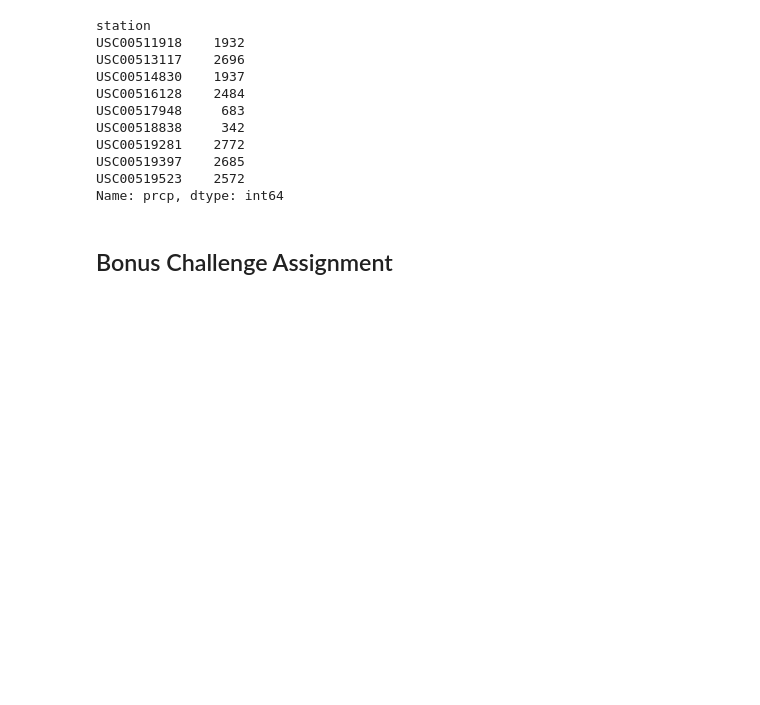
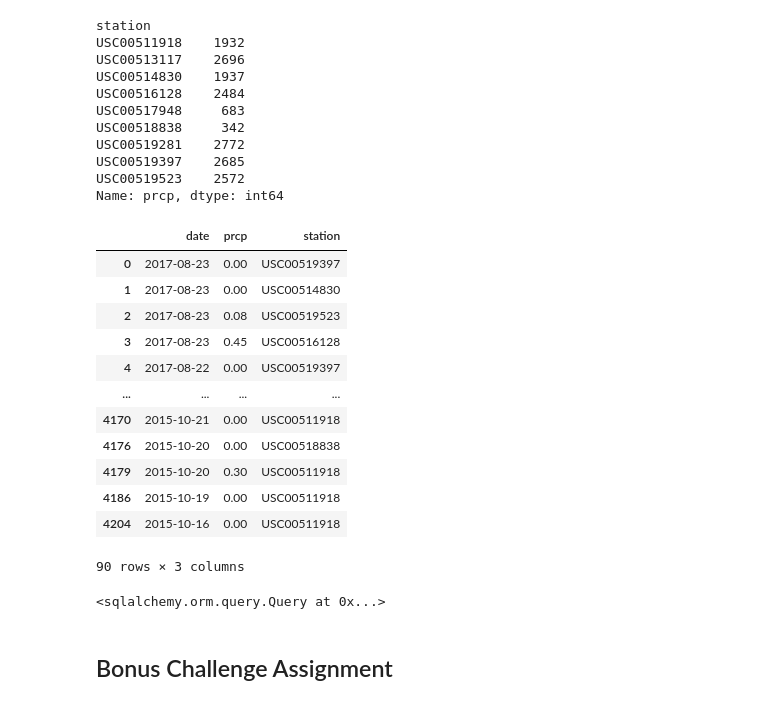
Before and after one commit to pmhu4242/sqlalchemy-challenge, a Jupyter notebook: Analysis/climate_draft_5.ipynb, the cells around one changed output. Cells and saved outputs as stored; diff of their text form; code cells hidden in the pictures; blank space fills up the shorter version.

```diff
--- a/Analysis/climate_draft_5.ipynb
+++ b/Analysis/climate_draft_5.ipynb
@@ -257,9 +281,30 @@ USC00519281    2772
 USC00519397    2685
 USC00519523    2572
 Name: prcp, dtype: int64
+# %%
+station_data.head(10)
+# %% [output]
+|  | date | prcp | station |
+| 0 | 2017-08-23 | 0.00 | USC00519397 |
+| 1 | 2017-08-23 | 0.00 | USC00514830 |
+| 2 | 2017-08-23 | 0.08 | USC00519523 |
+| 3 | 2017-08-23 | 0.45 | USC00516128 |
+| 4 | 2017-08-22 | 0.00 | USC00519397 |
+| ... | ... | ... | ... |
+| 4170 | 2015-10-21 | 0.00 | USC00511918 |
+| 4176 | 2015-10-20 | 0.00 | USC00518838 |
+| 4179 | 2015-10-20 | 0.30 | USC00511918 |
+| 4186 | 2015-10-19 | 0.00 | USC00511918 |
+| 4204 | 2015-10-16 | 0.00 | USC00511918 |
+90 rows × 3 columns
 # %%
 # Using the station id from the previous query, calculate the lowest temperature recorded,
 # highest temperature recorded, and average temperature of the most active station?
+weather_2 = session.query(measurement.date, measurement.tobs, measurement.station).\
+    filter(measurement.station == 'USC00519281')
+weather_2
+# %% [output]
+<sqlalchemy.orm.query.Query at 0x...>
 # %%
 # Choose the station with the highest number of temperature observations.
 # Query the last 12 months of temperature observation data for this station and plot the results as a histogram
```
Also changed, not shown: parts of 4 cells of this notebook.
